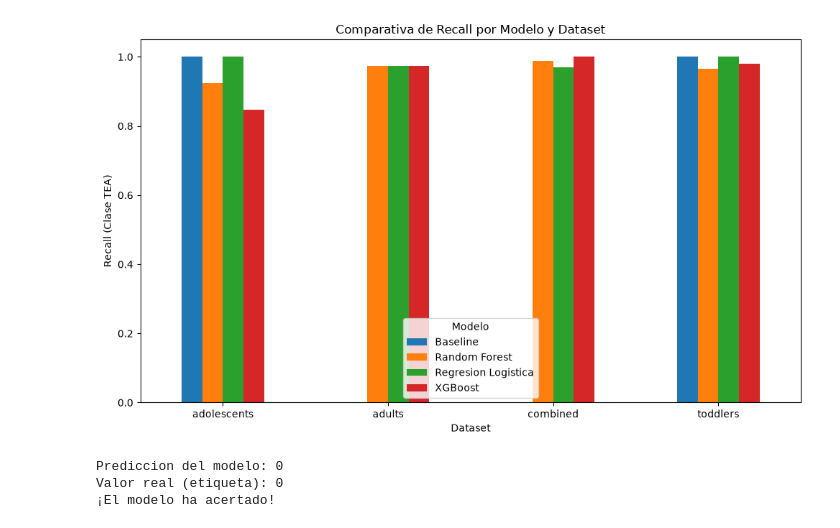
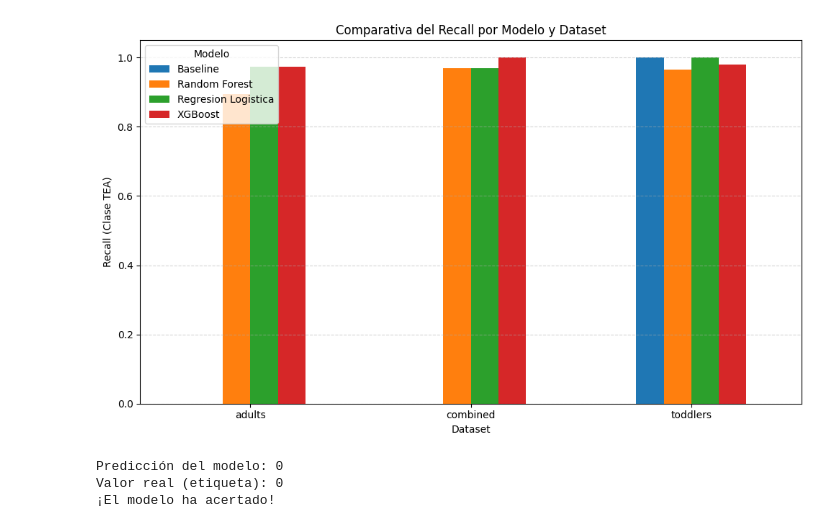
Before and after one commit to adrianaarang/tesTEA, a Jupyter notebook: notebooks/03_modelado.ipynb, the cells around one changed output. Saved outputs shown, nothing was run; the diff lists cells and outputs as text; code cells hidden in the pictures.

Commit message:
final model for TEA

```diff
--- a/notebooks/03_modelado.ipynb
+++ b/notebooks/03_modelado.ipynb
@@ -32,10 +12,8 @@ from sklearn.metrics import ConfusionMatrixDisplay
 # %%
 os.makedirs('../models', exist_ok=True)
-
-# CAMBIO: se anade "adolescents" a la lista de datasets. Antes solo se
-# entrenaba con adults, combined y toddlers, dejando fuera uno de los
-# cuatro grupos de edad que ya estan preprocesados desde el notebook 02.
-datasets = ['adults', 'combined', 'toddlers', 'adolescents']
+# Lista de tus datasets
+# incluir adolescentes
+datasets = ['adults', 'combined', 'toddlers']
 
 data_dict = {}
 
@@ -48,6 +26,3 @@ for name in datasets:
     # recuerda separarla (ej: y_train = X_train.pop('target_column'))
 
     data_dict[name] = {'train': X_train, 'test': X_test}
-
-for name, data in data_dict.items():
-    print(f"{name}: train={data['train'].shape}, test={data['test'].shape}")
@@ -239,0 +208,10 @@ adolescents Regresion Logistica      1.000000        1.000000         1.000000
+# %%
+results_df = (
+    pd.DataFrame(all_results)
+    .sort_values(
+        by=["Dataset", "Recall (TEA)"],
+        ascending=[True, False]
+    )
+)
+
+display(results_df)
@@ -240,20 +232,24 @@ adolescents Regresion Logistica      1.000000        1.000000         1.000000
 # %%
+results_df.pivot(
+    index="Dataset",
+    columns="Modelo",
+    values="Recall (TEA)"
+).plot(
+    kind="bar",
+    figsize=(10, 6)
+)
 
-import matplotlib.pyplot as plt
+plt.title("Comparativa del Recall por Modelo y Dataset")
+plt.ylabel("Recall (Clase TEA)")
+plt.xlabel("Dataset")
+plt.xticks(rotation=0)
+plt.grid(axis="y", linestyle="--", alpha=0.5)
 
-# Esto hara que el desempeno de los modelos sea evidente a simple vista
-df_resumen.pivot(index='Dataset', columns='Modelo', values='Recall (TEA)').plot(kind='bar', figsize=(10, 6))
-plt.title("Comparativa de Recall por Modelo y Dataset")
-plt.ylabel("Recall (Clase TEA)")
-plt.xticks(rotation=0)
 plt.tight_layout()
-plt.savefig("../docs/assets/img/comparativa_recall.png", dpi=150, bbox_inches="tight")
 plt.show()
 # %% [output]
-[figure, old version]
+[figure, new version]
 # %%
-import pickle  # Asegurate de importar pickle
-
 # Cargar el modelo guardado con pickle
 model_path = '../models/adults_XGBoost.pkl'
 with open(model_path, 'rb') as f:
@@ -264,18 +260,24 @@ df_test = data_dict["adults"]["test"].copy()
 
 # 2. Eliminamos el target para que coincida con las columnas del entrenamiento
 if 'target' in df_test.columns:
-    y_test_check = df_test['target']
     df_test = df_test.drop(columns=['target'])
+
+# 3. Ahora sí, hacemos la predicción
+# Si el error persiste, significa que necesitas el preprocesador para
+# ajustar las variables a las 99 esperadas.
+prediccion = modelo_cargado.predict(df_test.iloc[0:1])
+
+# Suponiendo que ya tienes la predicción (del paso anterior)
+valor_real = data_dict["adults"]["test"].iloc[0:1]["target"].values[0]
+
+print(f"Predicción del modelo: {prediccion[0]}")
+print(f"Valor real (etiqueta): {valor_real}")
+
+if prediccion[0] == valor_real:
+    print("¡El modelo ha acertado!")
 else:
-    y_test_check = None
-
-# 3. Prediccion de ejemplo sobre el primer registro de test
-prediccion = modelo_cargado.predict(df_test.iloc[[0]])[0]
-print("Prediccion del modelo:", prediccion)
-if y_test_check is not None:
-    print("Valor real (etiqueta):", y_test_check.iloc[0])
-    print("¡El modelo ha acertado!" if prediccion == y_test_check.iloc[0] else "El modelo ha fallado en este caso concreto.")
+    print("El modelo ha fallado en esta instancia.")
 # %% [output]
-Prediccion del modelo: 0
+Predicción del modelo: 0
 Valor real (etiqueta): 0
 ¡El modelo ha acertado!
```
Also changed, not shown: parts of 9 cells of this notebook.
